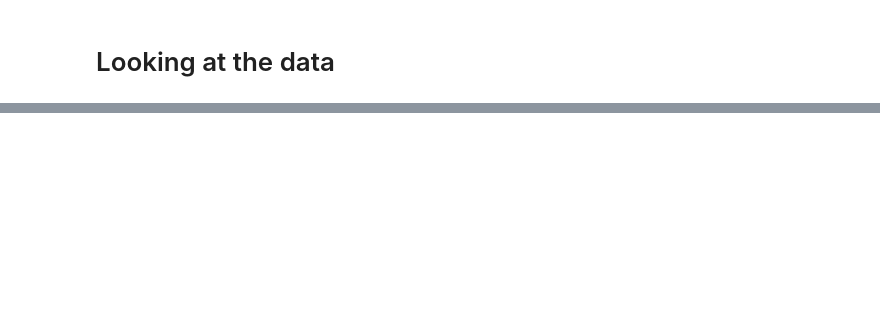
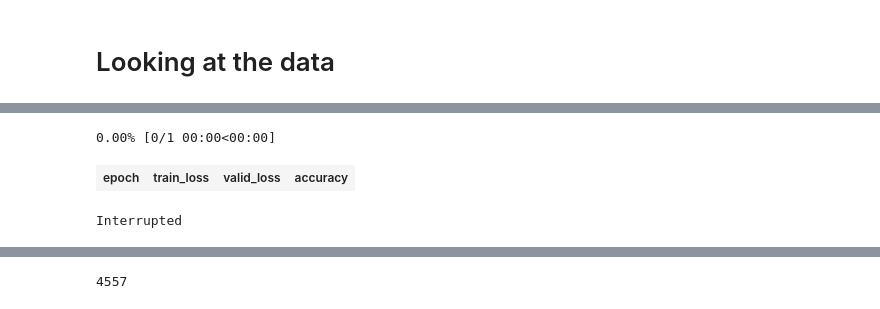
Before and after one commit to jachen36/humpback_kaggle, a Jupyter notebook: first_attempt.ipynb, the cells around one changed output, grey strips where cells are left out. Saved outputs shown, nothing was run; the diff lists cells and outputs as text; code cells hidden in the pictures; blank space fills up the shorter version.

```diff
--- a/first_attempt.ipynb
+++ b/first_attempt.ipynb
@@ -45,0 +130,2 @@ data.show_batch(rows=3, figsize=(10,8))
+# %%
+learn = create_cnn(data=data, arch=models.resnet18, metrics=accuracy)
@@ -45,0 +147,6 @@ data.show_batch(rows=3, figsize=(10,8))
+# %%
+learn.fit(1)
+# %% [output]
+0.00% [0/1 00:00<00:00]
+| epoch | train_loss | valid_loss | accuracy |
+Interrupted
@@ -45,0 +157,4 @@ data.show_batch(rows=3, figsize=(10,8))
+# %%
+data.c
+# %% [output]
+4557
```
Also changed, not shown: parts of 21 cells of this notebook.
